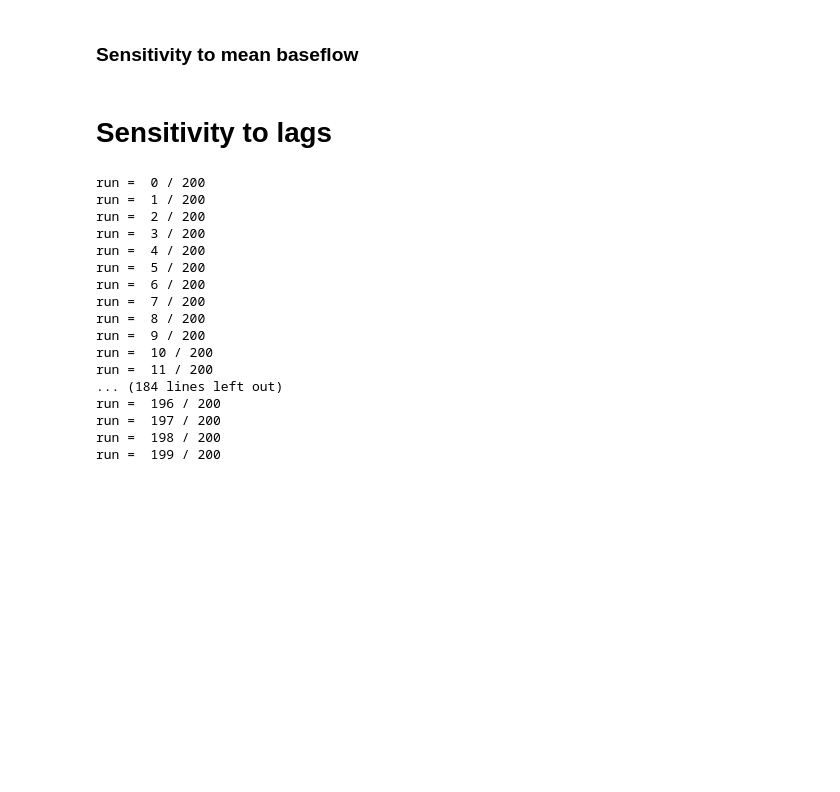
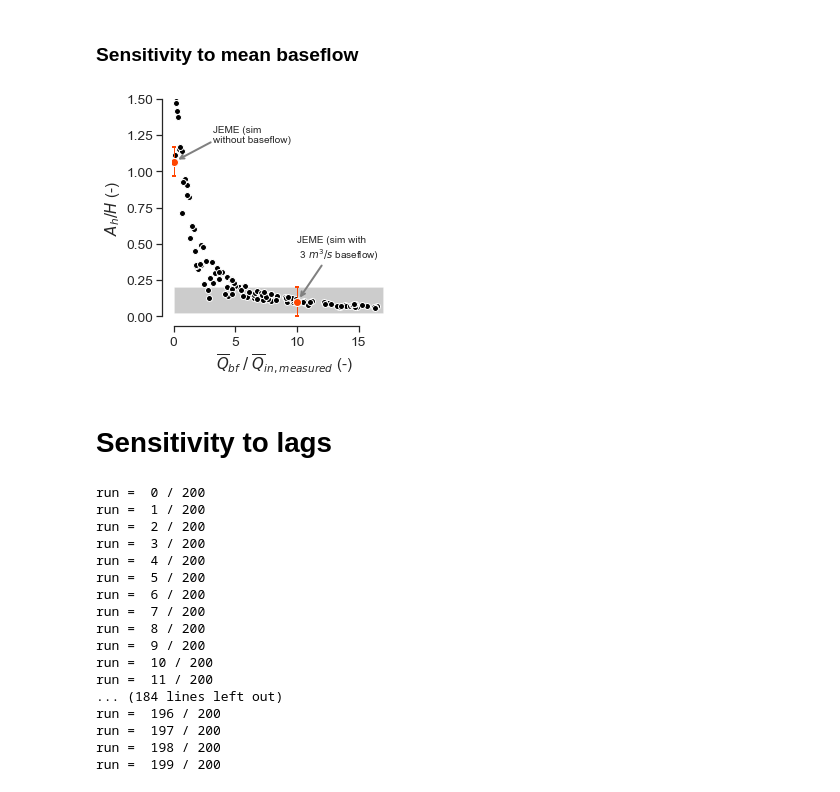
Before and after one commit to cctrunz/ModelRepo_pyMouShBaseflow_paper, a Jupyter notebook: Plot_corr_Baseflow_paper.ipynb, the cells around one changed output. Drawn from its saved outputs; the diff is of its cells as text; code cells hidden in the pictures; blank space fills up the shorter version.

```diff
--- a/Plot_corr_Baseflow_paper.ipynb
+++ b/Plot_corr_Baseflow_paper.ipynb
@@ -207,6 +210,53 @@ for idx_run in np.arange(n_run_sim2):
     #save variables
     bf_mean_sim2.append(bf_mean_run[idx_run])
     ice_thickness_sim2.append(ice_thickness_run[idx_run])
+
+with open('MeanBF.pkl', 'wb') as f:  # Python 3: open(..., 'wb')
+    pickle.dump([head_amp_sim2,bf_mean_sim2, ice_thickness_sim2], f)
+# %%
+# Getting back the objects:
+with open('MeanBF.pkl', 'rb') as f:
+    head_amp_sim2,bf_mean_sim2, ice_thickness_sim2 = pickle.load(f)
+
+fig, ax2 = plt.subplots(figsize=(4,4))
+
+ax2.fill_between([0,17], 10/500,100/500, facecolor = 'black', alpha = 0.2,zorder=0)
+
+for idx in np.arange(len(bf_mean_sim2)):
+    if (abs(head_amp_test_sim2[idx] - head_amp_sim2[idx]) / head_amp_sim2[idx]) * 100 <2:
+        ax2.plot(bf_mean_sim2[idx]/Qin_mean_sim2,
+                (head_amp_sim2[idx])/500,#*100,
+                 linestyle='',marker='o',markeredgecolor='white', color='black', zorder=1)
+
+#ax2.plot(3/0.3,expected_head_amplitude/500,marker='o', markeredgewidth=2,markeredgecolor='red', color='black')
+ax2.errorbar(0,original_head_amplitude/500, yerr=0.1,fmt='--o',
+             markeredgecolor='white', color = 'orangered', zorder=2, elinewidth=1,
+             ecolor='orangered', markersize= 8, capsize=2, capthick=2)
+ax2.errorbar(3/0.3,expected_head_amplitude/500,  yerr=0.1,fmt='--o',
+             markeredgecolor='white', markersize= 8, color = 'orangered', zorder=2, elinewidth=1,
+             ecolor='orangered', capsize=2, capthick=2)
+#ax2.plot([0,17],[1,1], linestyle='--', color='darkgrey')
+#ax2.set_ylabel('% measured head amplitude (m)')
+ax2.set_ylabel('$A_h/H$ (-)')#('$h^{\'}$ (-)')
+ax2.set_xlabel('$\overline{Q}_{bf}\; /\; \overline{Q}_{in,measured}$ (-)')#Mean baseflow (Mean $Q_{in}$ equivalent)')#('bf_amplitude/bf_mean')
+#Relative mean baseflow \n(mean $Q_{in}$ equivalent)
+#ax2.set_ylim([0,300])
+#ax.legend()
+ax2.set_ylim([0,1.5])
+ax2.set_xlim([-0.1,18])
+sns.despine(offset=[10,10],trim=True, ax=ax2)
+
+ax2.add_artist(ConnectionPatch((3,1.2),(0,original_head_amplitude/500),'data','data', shrinkB=5,
+                arrowstyle="->", color='grey', linewidth=2))
+ax2.text(3.2,1.2,'JEME (sim \nwithout baseflow)',fontsize=10)
+
+ax2.add_artist(ConnectionPatch((12,0.35),(3/0.3,expected_head_amplitude/500),'data','data', shrinkB=5,
+                arrowstyle="->", color='grey', linewidth=2))
+ax2.text(10,0.4,'JEME (sim with \n 3 $m^3/s$ baseflow)',fontsize=10)
+
+plt.savefig('Corr_BF.pdf',bbox_inches = 'tight')
+# %% [output]
+[figure, added]
 # %% [markdown]
 # Sensitivity to lags
 # %%
```
Also changed, not shown: parts of 7 cells of this notebook, 1 other file.
